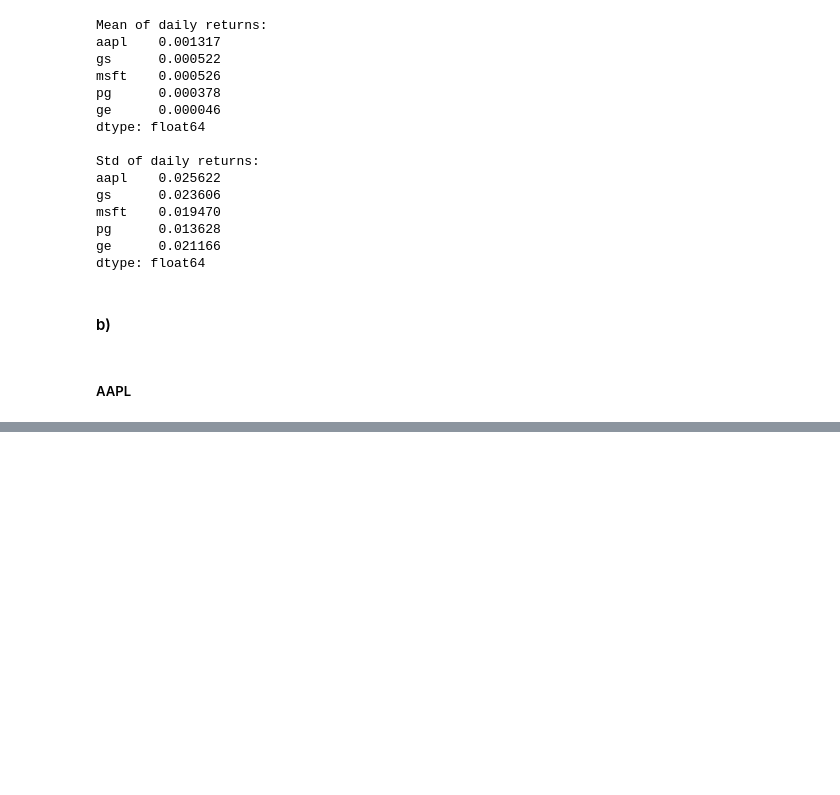
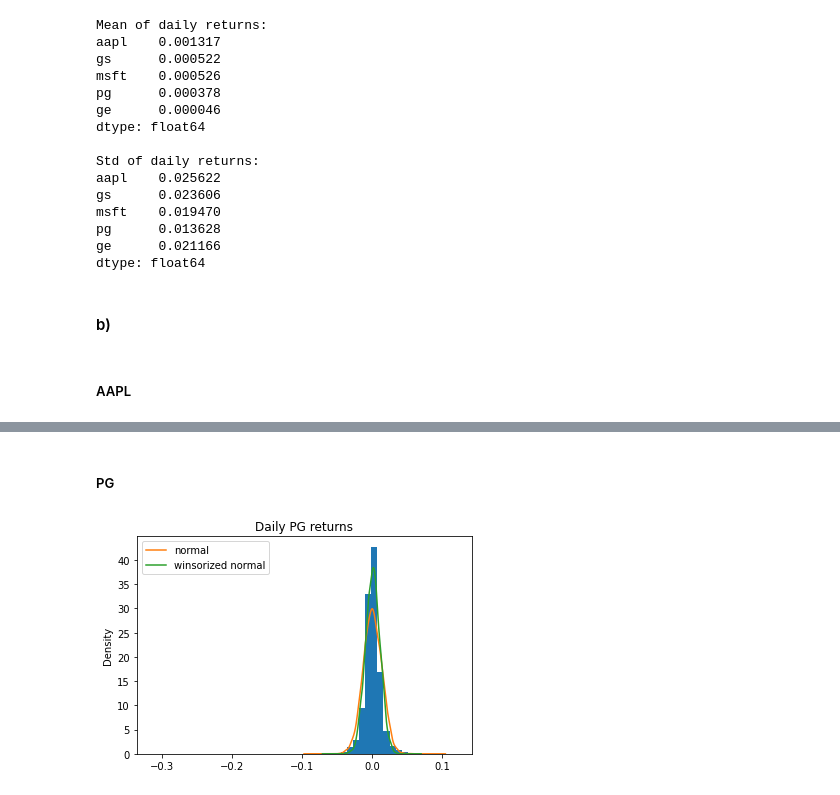
Before and after one commit to dexdx/FIN405_Problem-Sets, a Jupyter notebook: 2/PS2.ipynb, the cells around one changed output, grey strips where cells are left out. Saved outputs shown, nothing was run; the diff lists cells and outputs as text; code cells hidden in the pictures; blank space fills up the shorter version.

```diff
--- a/2/PS2.ipynb
+++ b/2/PS2.ipynb
@@ -84,0 +116,15 @@ norm_aapl_w.plot.kde();
+# %% [markdown]
+##### PG
+# %%
+norm_pg = pd.Series(np.random.normal(ret.pg.mean(),ret.pg.std(),N))
+pg_w = ret.pg
+pg_w = pg_w.where(np.abs(pg_w)<0.04)
+norm_pg_w = pd.Series(np.random.normal(pg_w.mean(),pg_w.std(),N))
+
+plt.title('Daily PG returns')
+plt.hist(ret.pg, bins=50, density=True);
+norm_pg.plot.kde(label='normal');
+norm_pg_w.plot.kde(label='winsorized normal');
+plt.legend();
+# %% [output]
+[figure, added]
```
Also changed, not shown: parts of 7 cells of this notebook.
